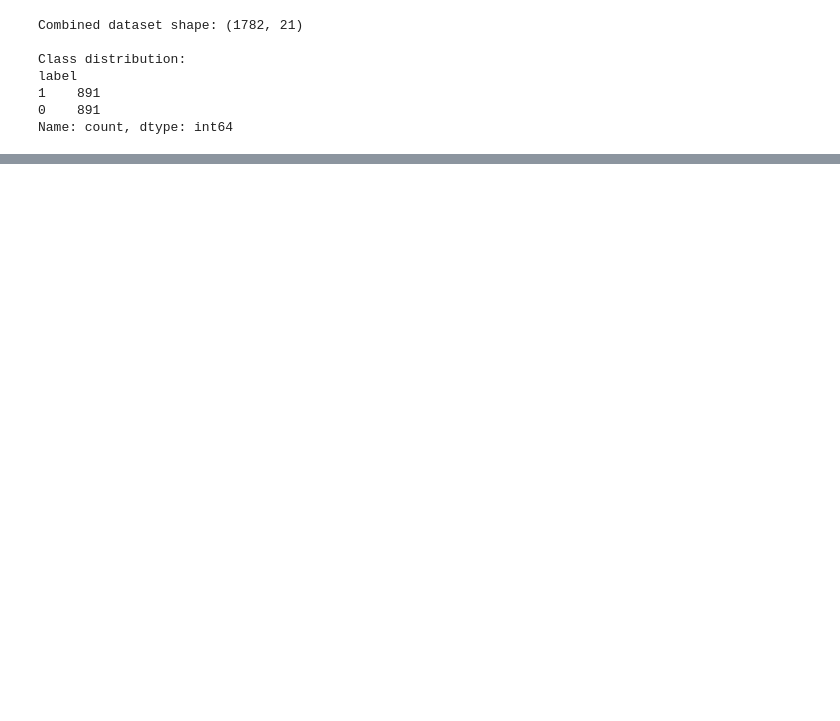
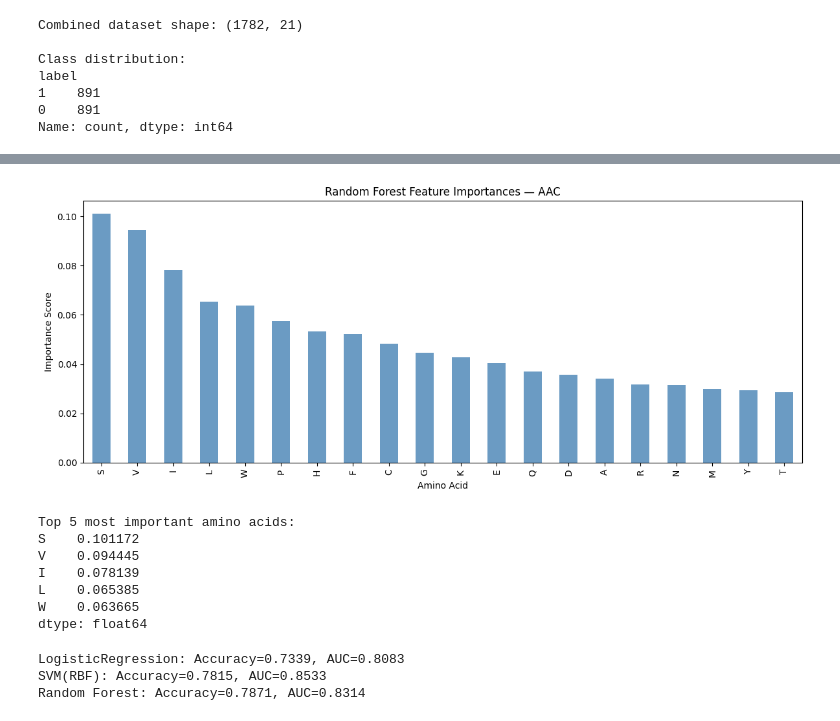
Before and after one commit to DivyaS09122006/Protein_Classifier, a Jupyter notebook: protein_classifier.ipynb, the cells around one changed output, grey strips where cells are left out. Drawn from its saved outputs; the diff is of its cells as text; code cells hidden in the pictures; blank space fills up the shorter version.

```diff
--- a/protein_classifier.ipynb
+++ b/protein_classifier.ipynb
@@ -98,0 +124,13 @@ Name: count, dtype: int64
+# %%
+X=df_aac.drop('label', axis=1).values
+Y=df_aac['label'].values
+X_train, X_test, Y_train, Y_test=train_test_split(X, Y , test_size=0.2, random_state=42, stratify=Y)
+
+
+scaler=StandardScaler()
+X_train_scaled=scaler.fit_transform(X_train)
+X_test_scaled=scaler.transform(X_test)
+
+
+print(f"Train size: {X_train_scaled.shape}")
+print(f"Test size: {X_test_scaled.shape}")
@@ -98,0 +204,47 @@ Name: count, dtype: int64
+# %%
+rf = trained_models['Random Forest']
+aac_cols = [col for col in df_aac.columns if col != 'label']
+importances = pd.Series(rf.feature_importances_, index=aac_cols).sort_values(ascending=False)
+
+plt.figure(figsize=(12, 5))
+importances.plot(kind='bar', color='steelblue', alpha=0.8)
+plt.title('Random Forest Feature Importances — AAC')
+plt.xlabel('Amino Acid')
+plt.ylabel('Importance Score')
+plt.tight_layout()
+plt.show()
+
+print("\nTop 5 most important amino acids:")
+print(importances.head())
+# %% [output]
+[figure, added]
+Top 5 most important amino acids:
+S    0.101172
+V    0.094445
+I    0.078139
+L    0.065385
+W    0.063665
+dtype: float64
+# %%
+X_dpc = df_dpc.drop('label', axis=1).values
+y_dpc = df_dpc['label'].values
+
+X_train_dpc, X_test_dpc, y_train_dpc, y_test_dpc = train_test_split(
+    X_dpc, y_dpc, test_size=0.2, random_state=42, stratify=y_dpc
+)
+
+scaler_dpc = StandardScaler()
+X_train_dpc_scaled = scaler_dpc.fit_transform(X_train_dpc)
+X_test_dpc_scaled = scaler_dpc.transform(X_test_dpc)
+
+for name, model in models.items():
+    model.fit(X_train_dpc_scaled, y_train_dpc)
+    y_pred = model.predict(X_test_dpc_scaled)
+    y_prob = model.predict_proba(X_test_dpc_scaled)[:, 1]
+    acc = round(accuracy_score(y_test_dpc, y_pred), 4)
+    auc = round(roc_auc_score(y_test_dpc, y_prob), 4)
+    print(f"{name}: Accuracy={acc}, AUC={auc}")
+# %% [output]
+LogisticRegression: Accuracy=0.7339, AUC=0.8083
+SVM(RBF): Accuracy=0.7815, AUC=0.8533
+Random Forest: Accuracy=0.7871, AUC=0.8314
```
Also changed, not shown: parts of 9 cells of this notebook.
